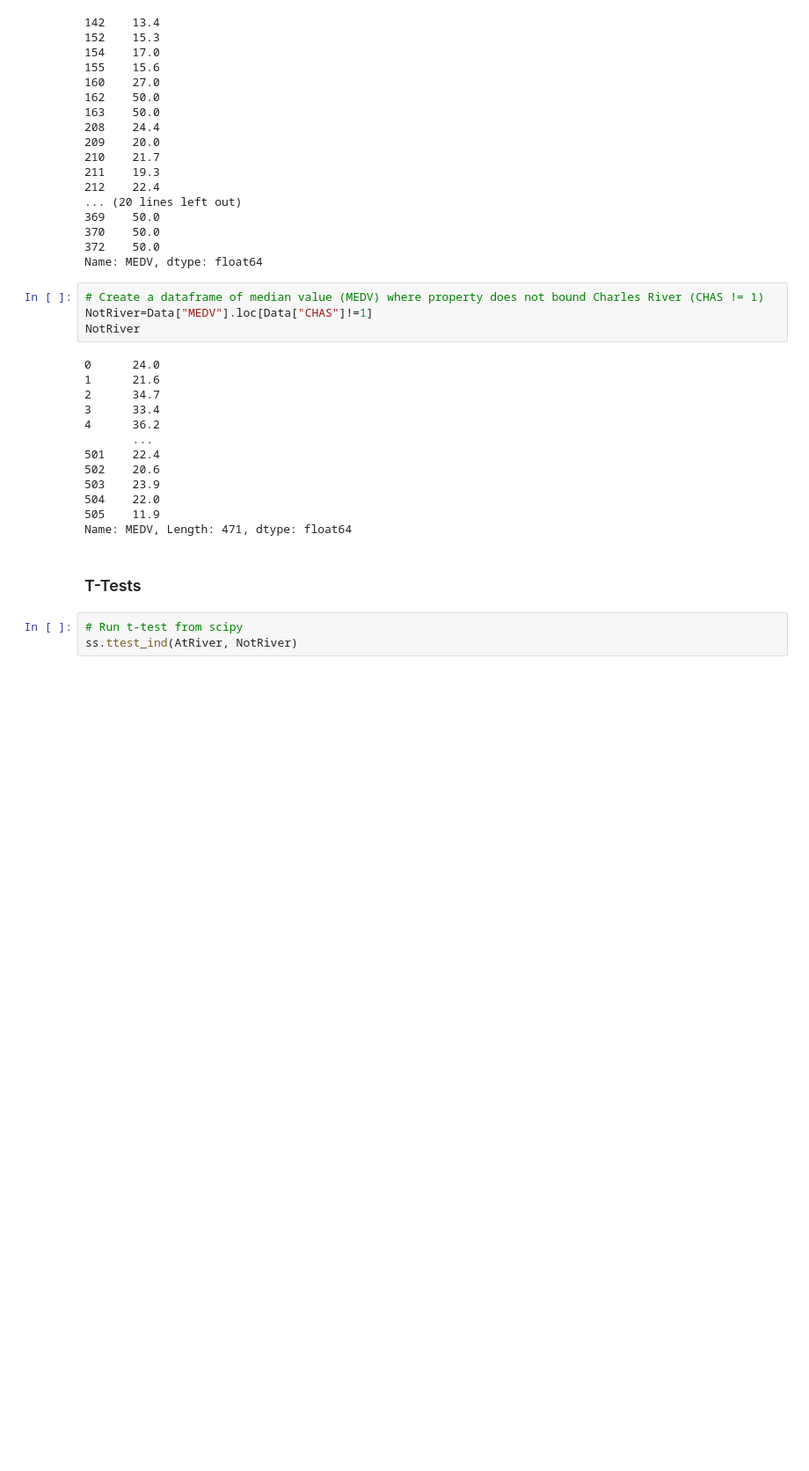
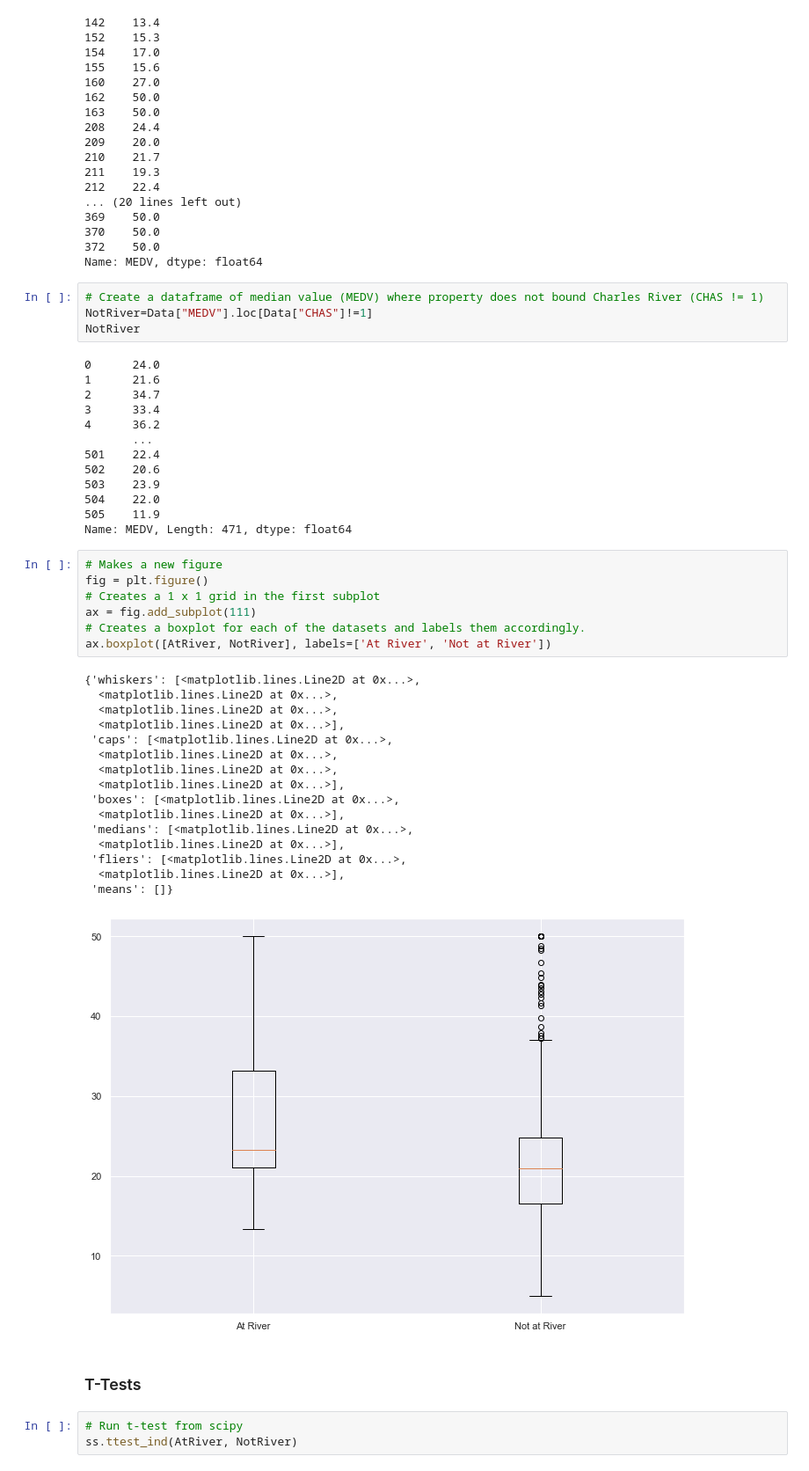
Before and after one commit to grace-burke/Machine-Learning-2019, a Jupyter notebook: BostonDataset.ipynb, the cells around one changed output. Shown at 88% size. Cells and saved outputs as stored; diff of their text form; blank space fills up the shorter version.

Commit message:
Added box plots

```diff
--- a/BostonDataset.ipynb
+++ b/BostonDataset.ipynb
@@ -236,6 +236,30 @@ NotRiver
 504    22.0
 505    11.9
 Name: MEDV, Length: 471, dtype: float64
+# %%
+# Makes a new figure
+fig = plt.figure()
+# Creates a 1 x 1 grid in the first subplot
+ax = fig.add_subplot(111)
+# Creates a boxplot for each of the datasets and labels them accordingly.
+ax.boxplot([AtRiver, NotRiver], labels=['At River', 'Not at River'])
+# %% [output]
+{'whiskers': [<matplotlib.lines.Line2D at 0x...>,
+  <matplotlib.lines.Line2D at 0x...>,
+  <matplotlib.lines.Line2D at 0x...>,
+  <matplotlib.lines.Line2D at 0x...>],
+ 'caps': [<matplotlib.lines.Line2D at 0x...>,
+  <matplotlib.lines.Line2D at 0x...>,
+  <matplotlib.lines.Line2D at 0x...>,
+  <matplotlib.lines.Line2D at 0x...>],
+ 'boxes': [<matplotlib.lines.Line2D at 0x...>,
+  <matplotlib.lines.Line2D at 0x...>],
+ 'medians': [<matplotlib.lines.Line2D at 0x...>,
+  <matplotlib.lines.Line2D at 0x...>],
+ 'fliers': [<matplotlib.lines.Line2D at 0x...>,
+  <matplotlib.lines.Line2D at 0x...>],
+ 'means': []}
+[figure, added]
 # %% [markdown]
 ### T-Tests ####
 # %%
```
Also changed, not shown: parts of 1 cell of this notebook.
